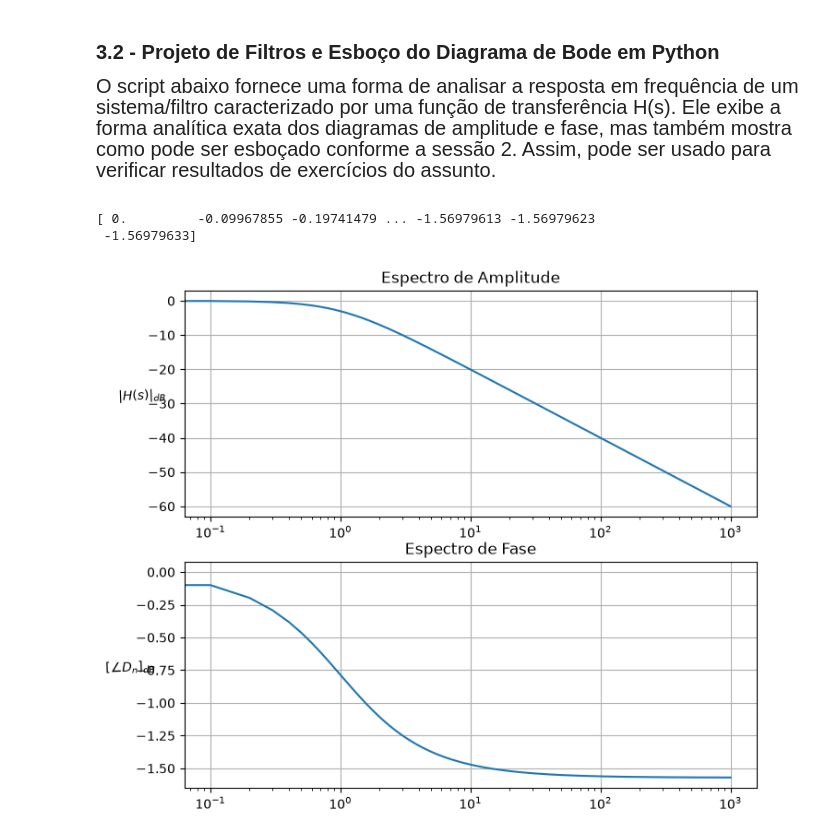
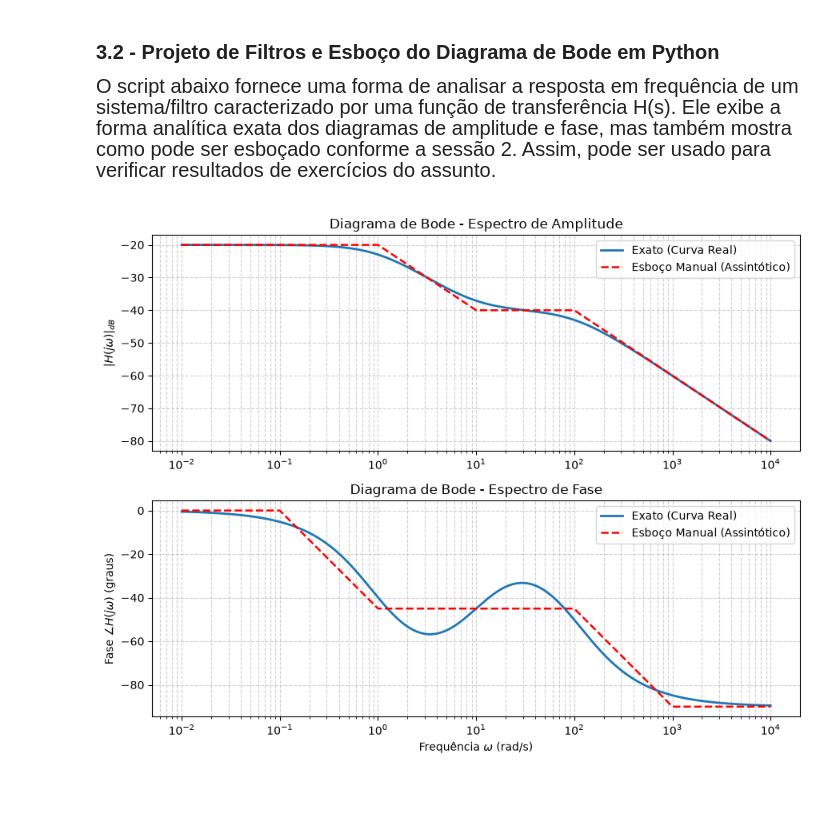
Before and after one commit to BernardoPimentel7249/Sinais-e-Sistemas, a Jupyter notebook: 4 - Resposta em Frequência e Filtros.ipynb, the cells around one changed output. Saved outputs shown, nothing was run; the diff lists cells and outputs as text; code cells hidden in the pictures; blank space fills up the shorter version.

```diff
--- a/4 - Resposta em Frequência e Filtros.ipynb
+++ b/4 - Resposta em Frequência e Filtros.ipynb
@@ -357,72 +357,13 @@ $$
     <p style="text-indent: 2em;">
         O script abaixo fornece uma forma de analisar a resposta em frequência de um sistema/filtro caracterizado por uma função de transferência H(s). Ele exibe a forma analítica exata dos diagramas de amplitude e fase, mas também mostra como pode ser esboçado conforme a sessão 2. Assim, pode ser usado para verificar resultados de exercícios do assunto.
 </div>
-# %%
-import numpy as np
-import sympy as sp
-import matplotlib.pyplot as plt
-
-s = sp.symbols('s')
-# Obtém expressão da transformada, o denominador e o numerador dela:
-H = 1/(s+1)
-num, den = sp.fraction(H)
-num = sp.simplify(num)
-den = sp.simplify(den)
-
-# Obtém polos e zeros para plotar:
-z = sp.roots(num, s)
-p = sp.roots(den, s)
-zeros = list(z.keys())
-polos = list(p.keys())
-
-polos_unicos = []
-polos_repetidos = []
-for polo in polos:
-    if p[polo] > 1:
-        polos_repetidos.append(polo)
-    else:
-        polos_unicos.append(polo)
-
-re_z, im_z = [], []
-for zero in zeros:
-    re_z.append(float(sp.re(zero)))
-    im_z.append(float(sp.im(zero)))
-
-re_p_u, im_p_u = [], []
-for polo in polos_unicos:
-    for n in range(p[polo]):
-        re_p_u.append(float(sp.re(polo)))
-        im_p_u.append(float(sp.im(polo)))
-
-re_p_r, im_p_r = [], []
-for polo in polos_repetidos:
-    for n in range(p[polo]):
-        re_p_r.append(float(sp.re(polo)))
-        im_p_r.append(float(sp.im(polo)))
-
-H = sp.lambdify(s, H)
-
-omega_l = 1e3 # Frequência máxima da vizualização
-omega = 1j*np.linspace(0, omega_l, 100000)
-
-H = H(omega)
-amp = 20*np.log10(np.abs(H))
-fas = (np.angle(H))
-print(fas)
-
-# Plot:
-fig, axs = plt.subplots(2, 1, figsize=(8, 7))
-axs[0].semilogx(np.imag(omega), amp)
-axs[0].set_ylabel(r"$|H(s)|_{dB}$", rotation=2)
-axs[0].set_title("Espectro de Amplitude")
-axs[0].grid(True)
-
-axs[1].semilogx(np.imag(omega), fas)
-axs[1].set_ylabel(r"$[∠D_n]_{dB}$", rotation=2)
-axs[1].set_title("Espectro de Fase")
-axs[1].grid(True)
-plt.show()
-# %% [output]
-[ 0.         -0.09967855 -0.19741479 ... -1.56979613 -1.56979623
- -1.56979633]
-[figure, removed]
+# %%
+from pimentools import bode
+import sympy as sp
+
+s = sp.symbols('s')
+H = (s+10)/((s+1)*(s+100))
+
+bode(H, ganho=1, w_l=1e4)
+# %% [output]
+[figure, added]
```
Also changed, not shown: 1 other file.
